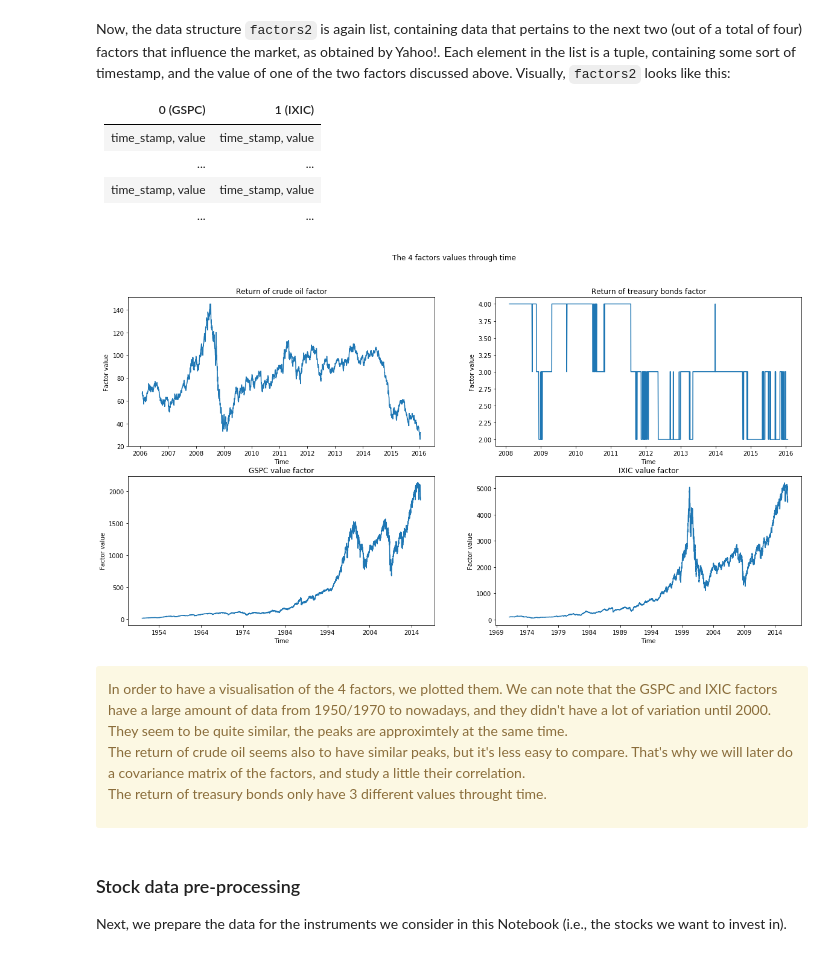
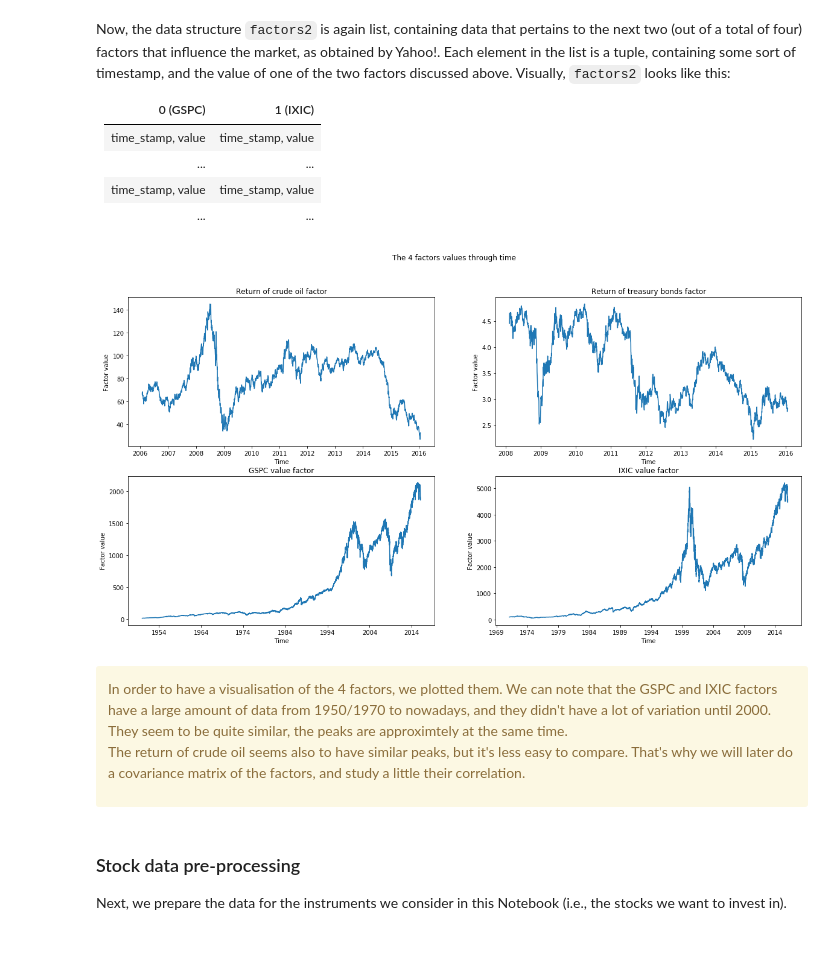
Before and after one commit to Gadiben/AML2018, a Jupyter notebook: Notebooks/MC.ipynb, the cells around one changed output. Drawn from its saved outputs; the diff is of its cells as text; code cells hidden in the pictures.

Commit message:
Fix int to float

```diff
--- a/Notebooks/MC.ipynb
+++ b/Notebooks/MC.ipynb
@@ -473,19 +473,19 @@ Now, the data structure `factors2` is again list, containing data that pertains
 # %%
 #Print of the 4 factors
 
 plt.figure(figsize=(20,10))
 plt.suptitle("The 4 factors values through time")
 
 titles = ["Return of crude oil factor","Return of treasury bonds factor","GSPC value factor","IXIC value factor"]
 factors = [factors1[0],factors1[1],factors2[0],factors2[1]]
 
 for i in range(4):
     plt.subplot(2,2,i+1)
-    plt.plot([x[0] for x in factors[i]], [int(x[1]) for x in factors[i]])
+    plt.plot([x[0] for x in factors[i]], [float(x[1]) for x in factors[i]])
     plt.xlabel("Time"),plt.ylabel("Factor value"),plt.title(titles[i])
 plt.show()
 # %% [output]
-[figure, old version]
+[figure, new version]
 # %% [markdown]
 <div class="alert alert-warning">
 
@@ -494,8 +494,7 @@ In order to have a visualisation of the 4 factors, we plotted them. We can note
 They seem to be quite similar, the peaks are approximtely at the same time.
 <br>
 The return of crude oil seems also to have similar peaks, but it's less easy to compare. That's why we will later do a covariance matrix of the factors, and study a little their correlation.
-<br>
-The return of treasury bonds only have 3 different values throught time.
+
 
 </div>
 # %% [markdown]
```
Also changed, not shown: parts of 9 cells of this notebook.
